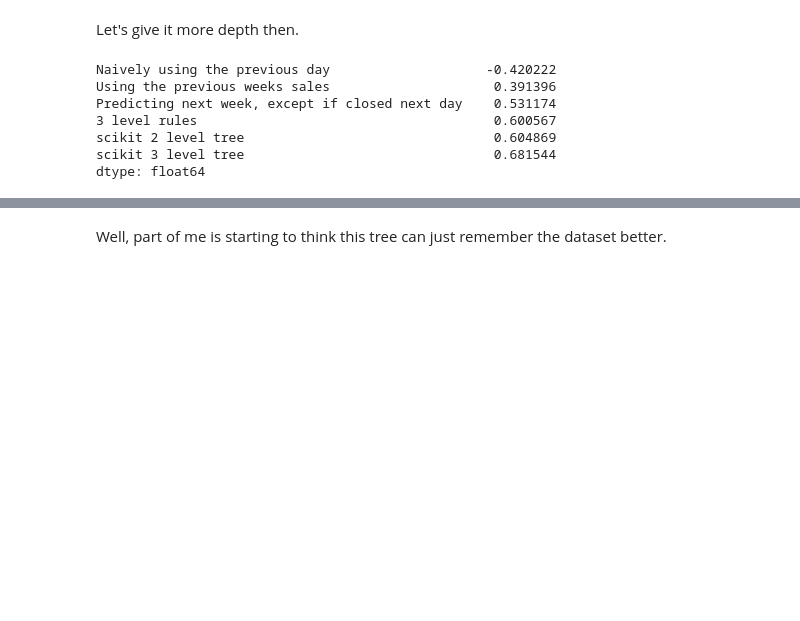
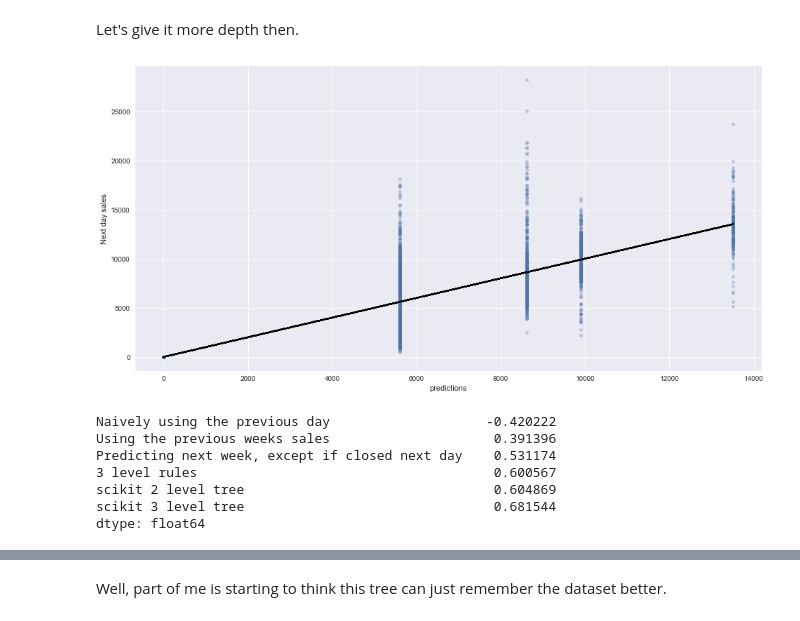
Before and after one commit to MarqueJaune/hackathon2, a Jupyter notebook: Learning units/Time series - Running first experiments.ipynb, the cells around one changed output, grey strips where cells are left out. Drawn from its saved outputs; the diff is of its cells as text; code cells hidden in the pictures; blank space fills up the shorter version.

```diff
--- a/Learning units/Time series - Running first experiments.ipynb
+++ b/Learning units/Time series - Running first experiments.ipynb
@@ -537,14 +564,17 @@ Let's give it more depth then.
 # %%
 tr = DecisionTreeRegressor(max_depth=3)
 tr.fit(train[features], train[target])
 
 train['predictions'] = tr.predict(train[features])
 
 attempts['scikit 3 level tree'] = r2_score(train['Next day sales'],
                                      train['predictions'])
 
+show_predictions('predictions', train=train.sample(frac=.1), display_formula=False)
+
 print(attempts)
 # %% [output]
+[figure, added]
 Naively using the previous day                    -0.420222
 Using the previous weeks sales                     0.391396
 Predicting next week, except if closed next day    0.531174
```
Also changed, not shown: parts of 37 cells of this notebook.
